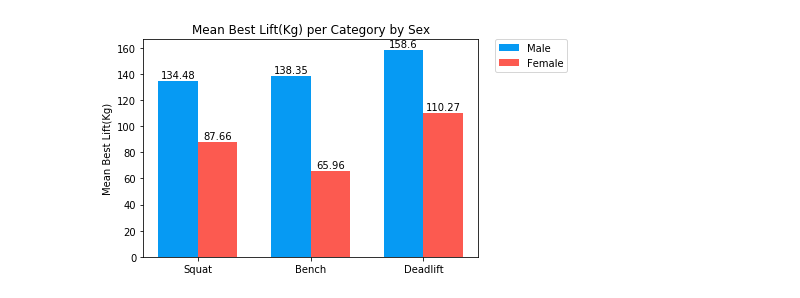
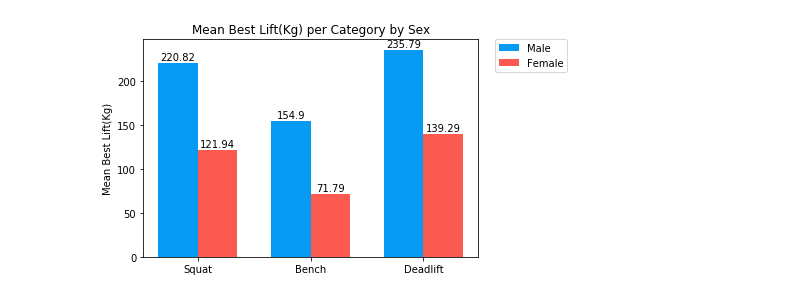
Before and after one commit to jasval/powerlifting-analytics, a Jupyter notebook: GroupBySexWeightclass.ipynb, the cells around one changed output. Cells and saved outputs as stored; diff of their text form; code cells hidden in the pictures.

```diff
--- a/GroupBySexWeightclass.ipynb
+++ b/GroupBySexWeightclass.ipynb
@@ -32,34 +17,34 @@ group_sex.mean()
 # %%
 labels = ['Squat','Bench','Deadlift']
-f_means = [87.66,65.96,110.27]
-m_means = [134.48,138.35,158.60]
+f_means = [121.94,71.79,139.29]
+m_means = [220.82,154.90,235.79]
 
 x = np.arange(len(labels))
 width = 0.35
 
 fig, ax = plt.subplots()
 bars1 = ax.bar(x - width/2, m_means, width, label='Male',color='xkcd:azure')
 bars2 = ax.bar(x + width/2, f_means, width, label='Female',color='xkcd:coral')
 
 ax.set_ylabel('Mean Best Lift(Kg)')
 ax.set_title('Mean Best Lift(Kg) per Category by Sex')
 ax.set_xticks(x)
 ax.set_xticklabels(labels)
 ax.legend(bbox_to_anchor=(1.05,1),loc='upper left',borderaxespad=0)
 
 def autolabel(bars):
     for bar in bars:
         height = bar.get_height()
         ax.annotate('{}'.format(height),
                     xy=(bar.get_x() + bar.get_width()/2, height),
                     xytext=(0,1),
                     textcoords='offset points',
                     ha='center', va='bottom')
 
 autolabel(bars1)
 autolabel(bars2)
 # %% [output]
-[figure, old version]
+[figure, new version]
 # %%
 # Mean Best Lift(Kg) per Category by Weight Class and Sex
 group_sex_weight = df[['Best3SquatKg','Best3BenchKg','Best3DeadliftKg']].groupby([df['Sex'],df['WeightClassKg']])
```
Also changed, not shown: parts of 4 cells of this notebook.
